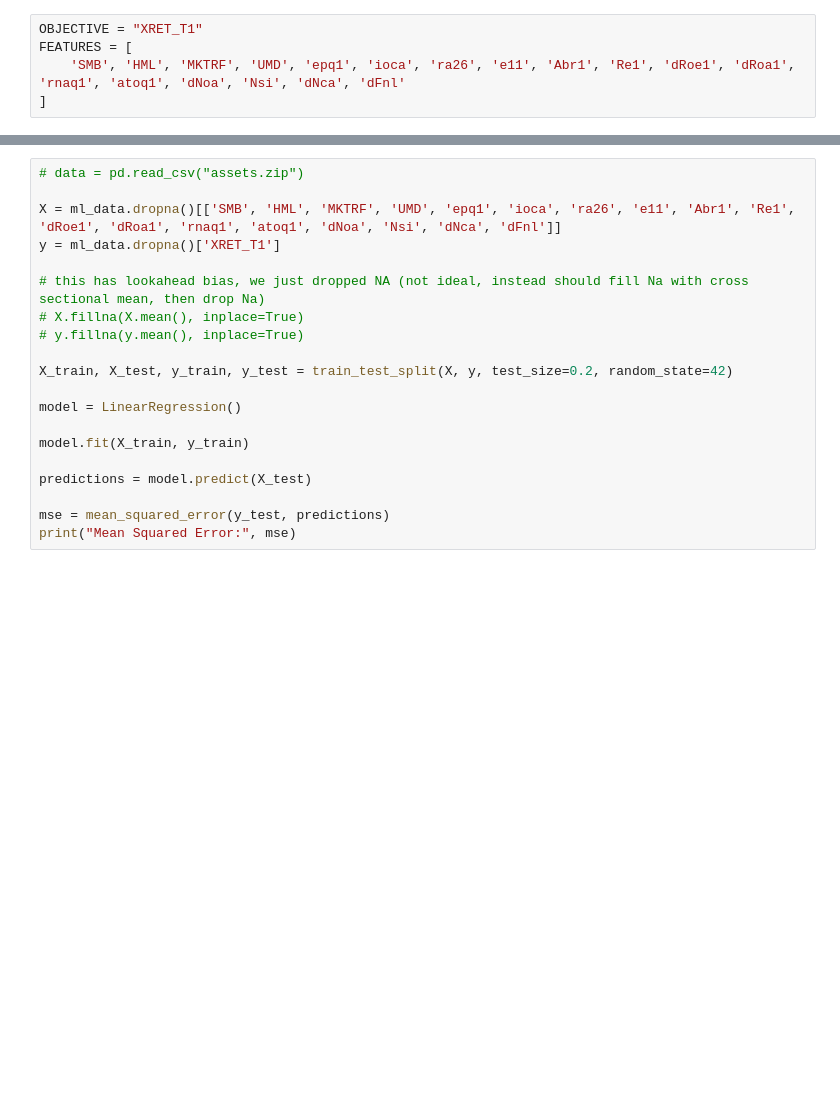
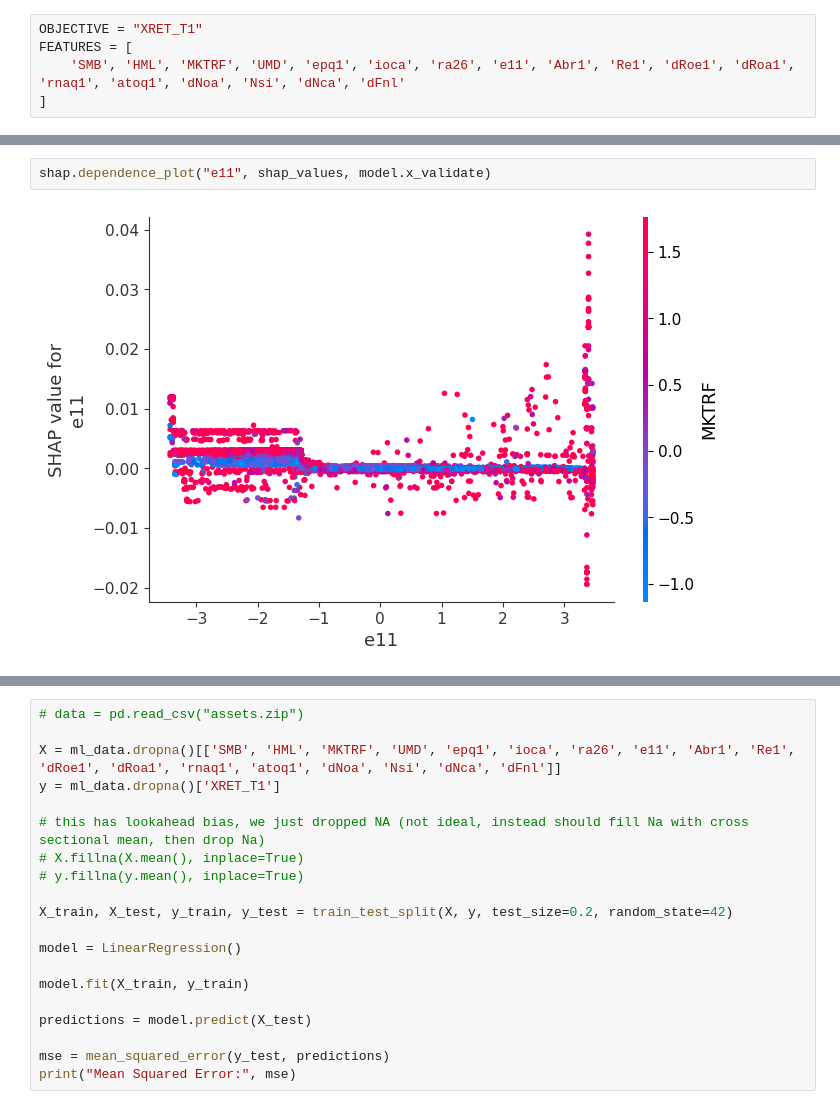
Before and after one commit to yiyun-sj/factor-trading, a Jupyter notebook: ml2.ipynb, the cells around one changed output, grey strips where cells are left out. Saved outputs shown, nothing was run; the diff lists cells and outputs as text; blank space fills up the shorter version.

```diff
--- a/ml2.ipynb
+++ b/ml2.ipynb
@@ -579,0 +649,4 @@ model.y_test
+# %%
+shap.dependence_plot("e11", shap_values, model.x_validate)
+# %% [output]
+[figure, added]
```
Also changed, not shown: parts of 36 cells of this notebook.
